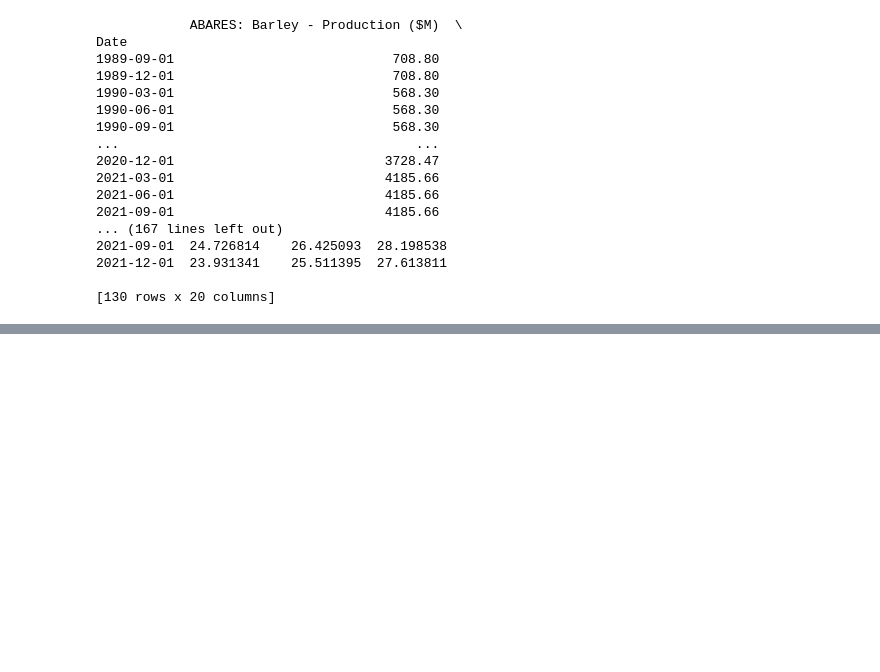
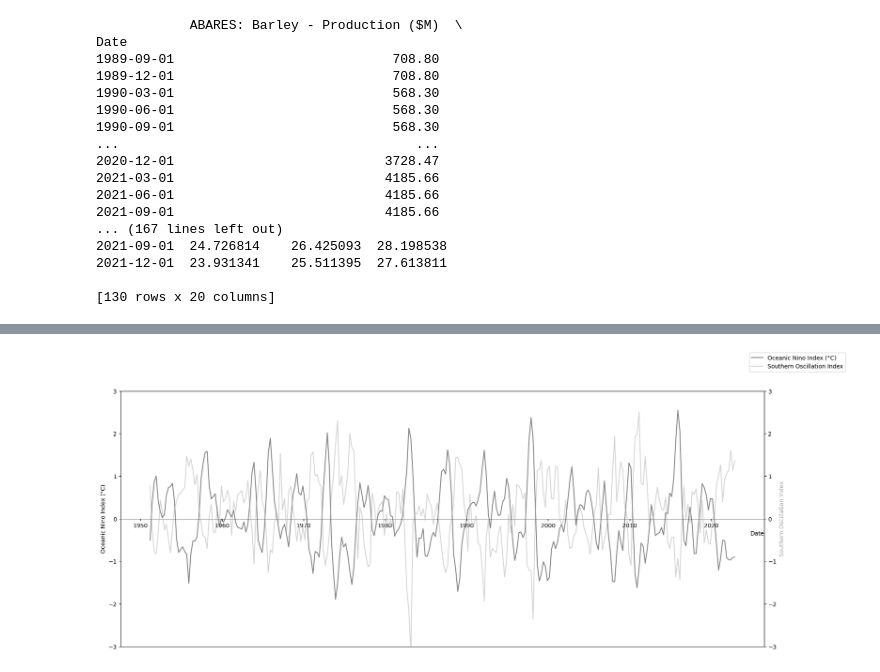
Before and after one commit to owng25/DATA1902-Stage-2, a Jupyter notebook: Code/Owen_Y/main.ipynb, the cells around one changed output, grey strips where cells are left out. Cells and saved outputs as stored; diff of their text form; code cells hidden in the pictures; blank space fills up the shorter version.

```diff
--- a/Code/Owen_Y/main.ipynb
+++ b/Code/Owen_Y/main.ipynb
@@ -114,0 +178,36 @@ plt.show()
+# %%
+ENSO_df = pd.read_csv("SOI_ONI_ENSO.csv", index_col="Date", parse_dates=True)
+
+working_df = ENSO_df
+
+
+fig = plt.figure(figsize=(20, 8))
+fig.suptitle('')
+ax1 = fig.add_subplot()
+
+ax2 = ax1.twinx()
+
+ax1.plot(working_df["ONI"], color = "black", alpha=0.5, label="Oceanic Nino Index (°C)")
+ax2.plot(working_df["SOI"], color="darkgray", alpha=0.5, label="Southern Oscillation Index")
+
+ax1.set_xlabel('Date', loc="right")
+ax1.set_ylabel('Oceanic Nino Index (°C)', color='black')
+ax2.set_ylabel('Southern Oscillation Index', color='darkgray')
+
+ax1.spines['bottom'].set_position('zero')
+
+ax1.set_ylim([-3, 3])
+ax2.set_ylim([-3, 3])
+
+# [ax1.axvspan(date-pd.Timedelta(days = 44.9) , date+pd.Timedelta(days = 44.9) , color="red", alpha=0.3) for date in working_df[working_df["ENSO"] == "El Niño"].index]
+# [ax1.axvspan(date-pd.Timedelta(days = 44.9) , date+pd.Timedelta(days = 44.9) , color="blue", alpha=0.3) for date in working_df[working_df["ENSO"] == "La Niña"].index]
+
+legend = fig.legend()
+
+
+ax1.spines['bottom'].set_position('zero')
+
+# decisions
+# colouring. Black for Oceanic Nino Index. Grey for Southern Oscillation Index
+# %% [output]
+[figure, added]
```
Also changed, not shown: parts of 4 cells of this notebook, 1 other file.
